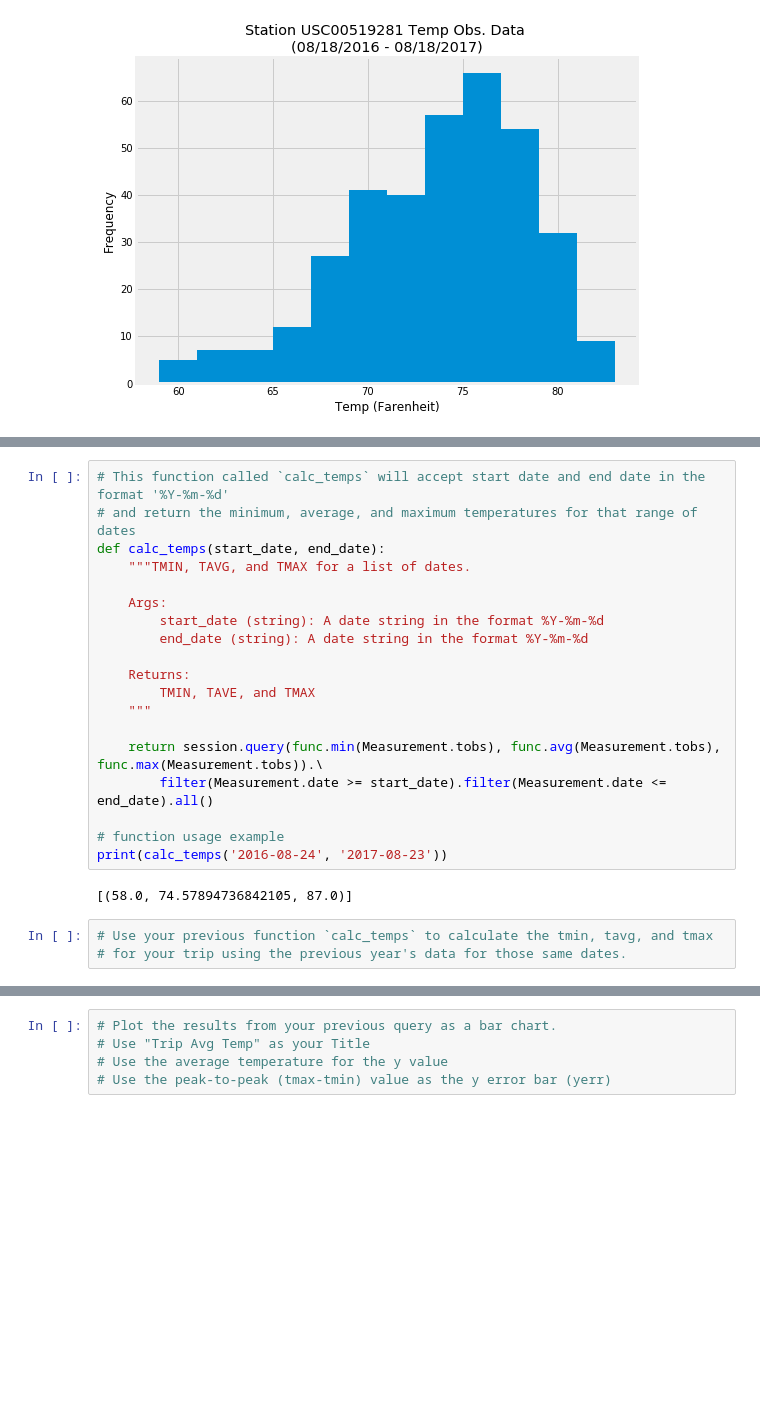
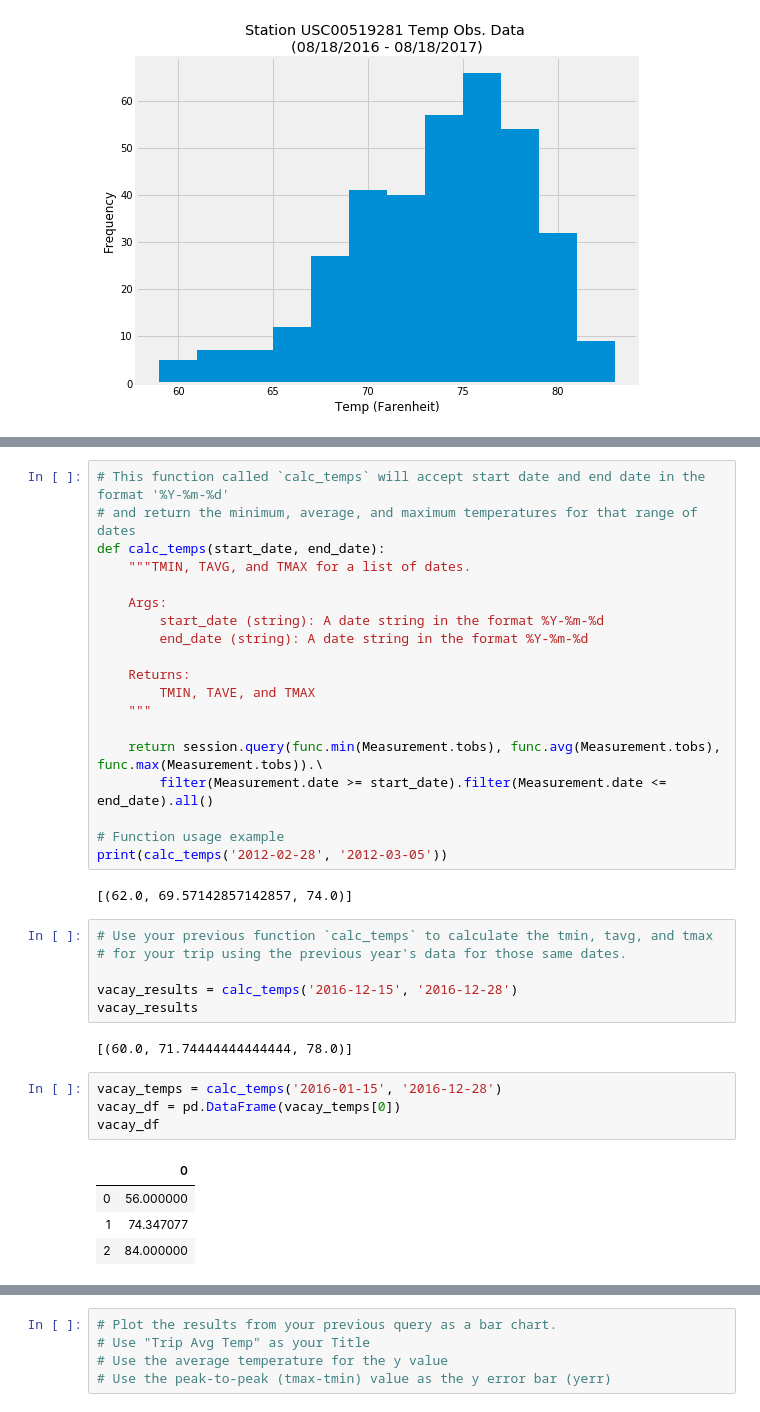
Before and after one commit to VallieTracy/sqlalchemy-challenge, a Jupyter notebook: main.ipynb, the cells around one changed output, grey strips where cells are left out. Saved outputs shown, nothing was run; the diff lists cells and outputs as text; blank space fills up the shorter version.

```diff
--- a/main.ipynb
+++ b/main.ipynb
@@ -320,10 +357,24 @@ def calc_temps(start_date, end_date):
     return session.query(func.min(Measurement.tobs), func.avg(Measurement.tobs), func.max(Measurement.tobs)).\
         filter(Measurement.date >= start_date).filter(Measurement.date <= end_date).all()
 
-# function usage example
-print(calc_temps('2016-08-24', '2017-08-23'))
+# Function usage example
+print(calc_temps('2012-02-28', '2012-03-05'))
 # %% [output]
-[(58.0, 74.57894736842105, 87.0)]
+[(62.0, 69.57142857142857, 74.0)]
 # %%
 # Use your previous function `calc_temps` to calculate the tmin, tavg, and tmax
 # for your trip using the previous year's data for those same dates.
+
+vacay_results = calc_temps('2016-12-15', '2016-12-28')
+vacay_results
+# %% [output]
+[(60.0, 71.74444444444444, 78.0)]
+# %%
+vacay_temps = calc_temps('2016-01-15', '2016-12-28')
+vacay_df = pd.DataFrame(vacay_temps[0])
+vacay_df
+# %% [output]
+|  | 0 |
+| 0 | 56.000000 |
+| 1 | 74.347077 |
+| 2 | 84.000000 |
```
Also changed, not shown: parts of 14 cells of this notebook.
